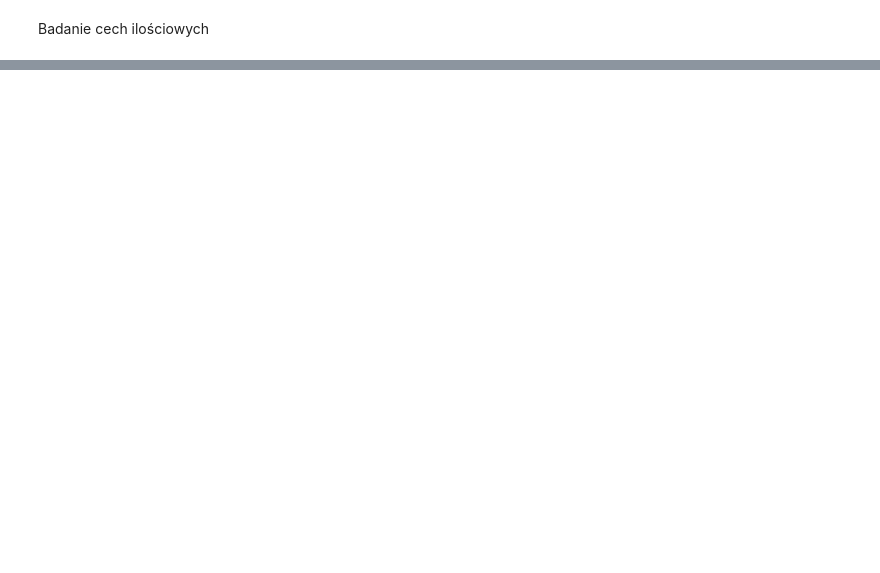
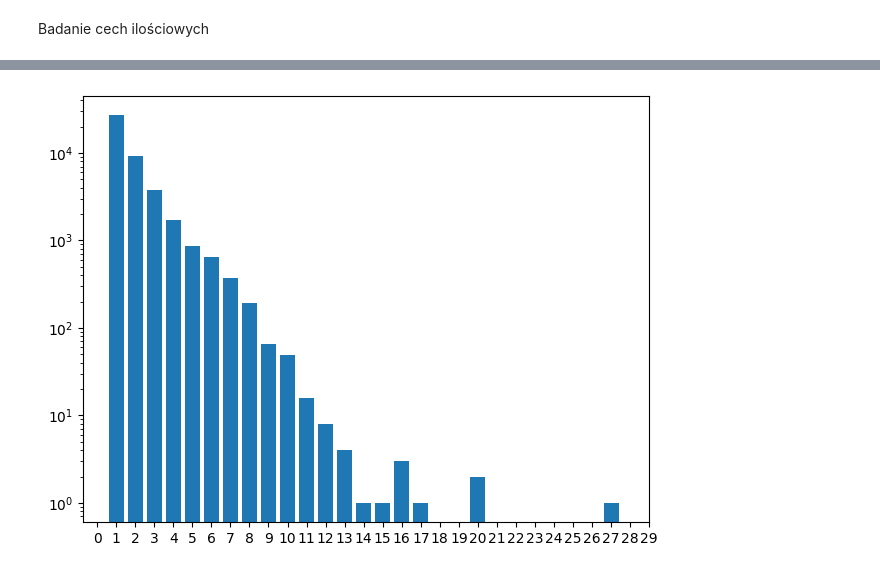
Before and after one commit to XxRoloxX/Spotler, a Jupyter notebook: exploratory_data_analysis.ipynb, the cells around one changed output, grey strips where cells are left out. Saved outputs shown, nothing was run; the diff lists cells and outputs as text; code cells hidden in the pictures; blank space fills up the shorter version.

```diff
--- a/exploratory_data_analysis.ipynb
+++ b/exploratory_data_analysis.ipynb
@@ -186,0 +219,12 @@ lda.score(X_test,Y_test)
+# %%
+genres_per_track = df.groupby(by="track_id").value_counts()
+genres_per_track = pd.DataFrame({"genres_of_track": genres_per_track.values})["genres_of_track"].value_counts()
+# %%
+fig, ax = plt.subplots()
+ax.bar(x=genres_per_track.index, height=genres_per_track.values)
+ax.set_xticks(range(0,30))
+ax.set_yscale("log")
+plt.tight_layout()
+plt.show()
+# %% [output]
+[figure, added]
```
Also changed, not shown: parts of 59 cells of this notebook, 3 other files.
